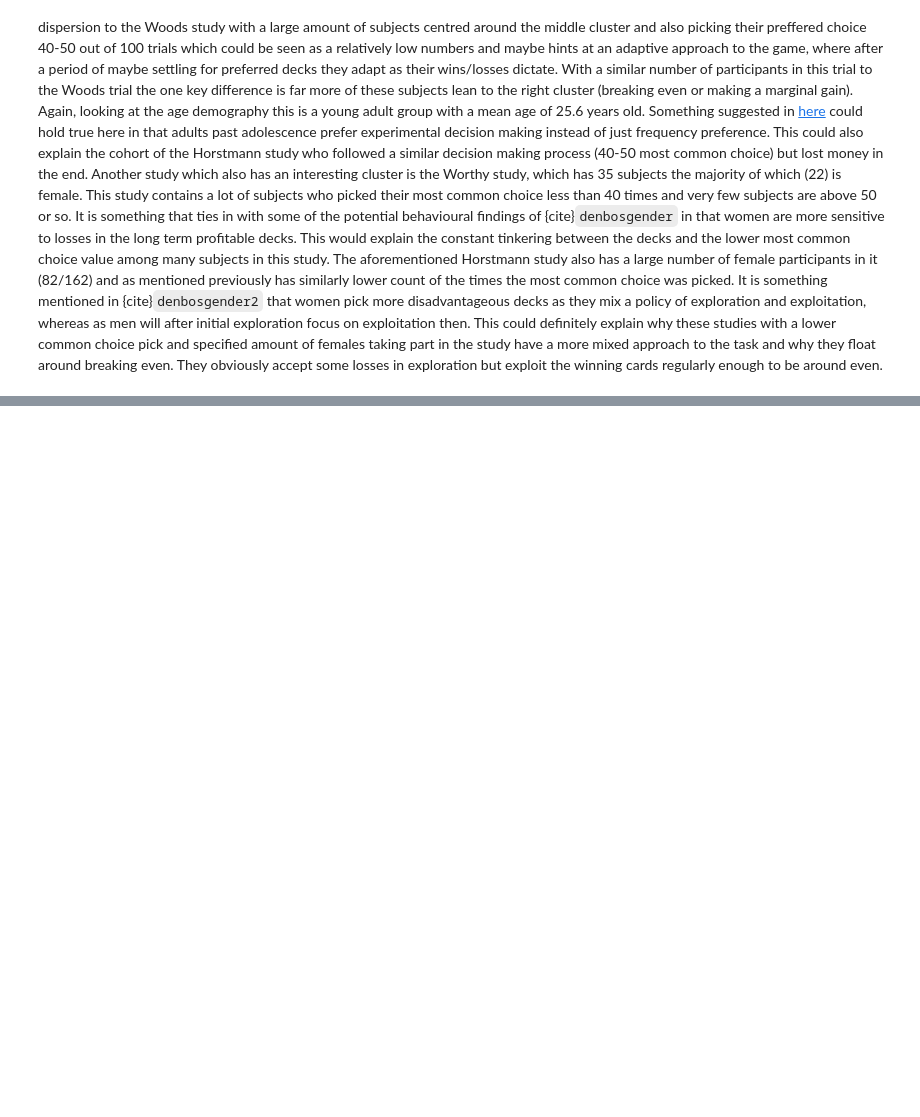
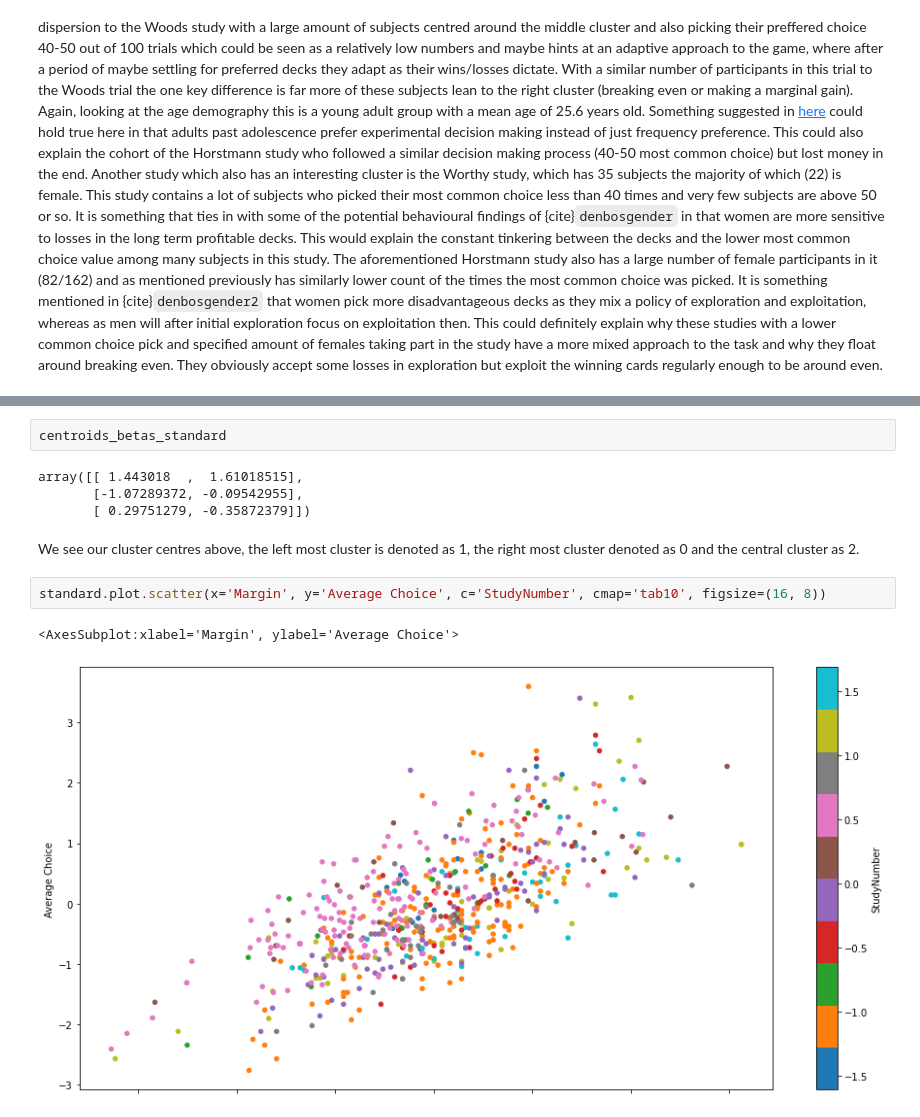
Before and after one commit to kiansweeney11/ca4015-assignment-1, a Jupyter notebook: _build/jupyter_execute/clustering.ipynb, the cells around one changed output, grey strips where cells are left out. Saved outputs shown, nothing was run; the diff lists cells and outputs as text; blank space fills up the shorter version.

Commit message:
more-text-cluster

```diff
--- a/_build/jupyter_execute/clustering.ipynb
+++ b/_build/jupyter_execute/clustering.ipynb
@@ -226,0 +174,13 @@ Looking at this graph we can see how these studies was very profitable with it c
+# %%
+centroids_betas_standard
+# %% [output]
+array([[ 1.443018  ,  1.61018515],
+       [-1.07289372, -0.09542955],
+       [ 0.29751279, -0.35872379]])
+# %% [markdown]
+We see our cluster centres above, the left most cluster is denoted as 1, the right most cluster denoted as 0 and the central cluster as 2.
+# %%
+standard.plot.scatter(x='Margin', y='Average Choice', c='StudyNumber', cmap='tab10', figsize=(16, 8))
+# %% [output]
+<AxesSubplot:xlabel='Margin', ylabel='Average Choice'>
+[figure, added]
```
Also changed, not shown: parts of 19 cells of this notebook, 15 other files.
